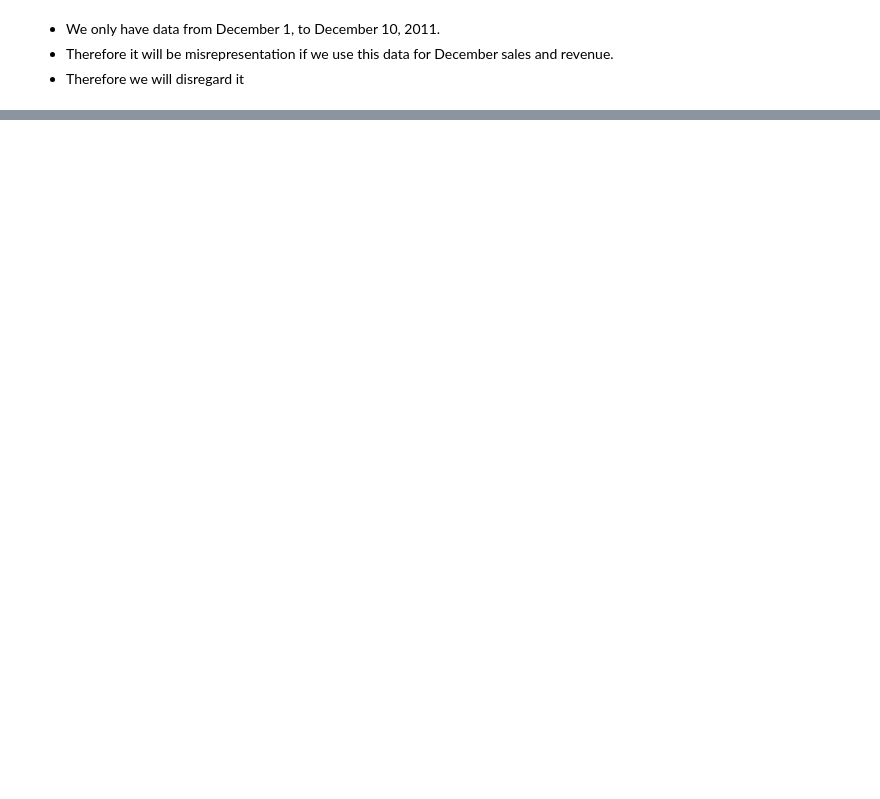
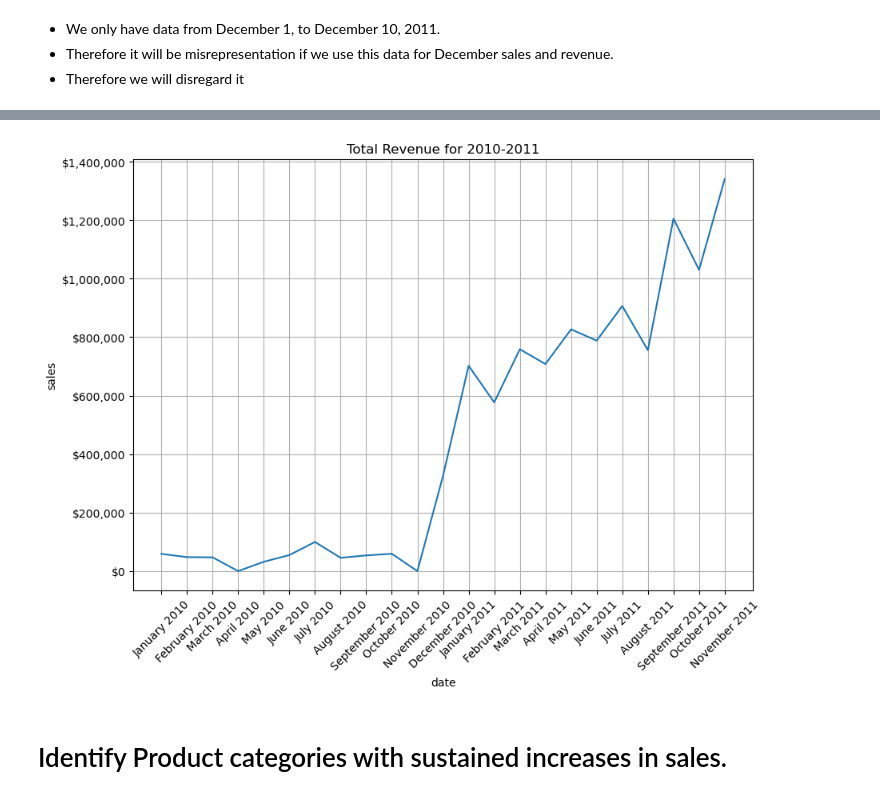
Before and after one commit to Salako07/Chatbot, a Jupyter notebook: Code.ipynb, the cells around one changed output, grey strips where cells are left out. Cells and saved outputs as stored; diff of their text form; code cells hidden in the pictures; blank space fills up the shorter version.

```diff
--- a/Code.ipynb
+++ b/Code.ipynb
@@ -178,5 +175,10 @@ plt.show()
 df['Sales'] = df['Quantity'] * df['UnitPrice']
 
 monthly_revenue = df.set_index('InvoiceDate')['Sales'].resample('M').sum()
-print(monthly_revenue)
+
+
+monthly_revenue_df = pd.DataFrame({'Month': monthly_revenue.index.strftime('%B %Y'),
+                                    'Revenue($)': monthly_revenue.values})
+
+print(monthly_revenue_df)
 # %% [output]
@@ -215,0 +202,23 @@ Freq: M, Name: InvoiceDate, dtype: int64
+# %%
+ax = pd.DataFrame(monthly_revenue.values).plot(
+    grid=True,
+    figsize=(10, 7),
+    legend =False
+)
+
+ax.set_xlabel('date')
+ax.set_ylabel('sales')
+ax.set_title('Total Revenue for 2010-2011')
+
+plt.gca().yaxis.set_major_formatter(tick.StrMethodFormatter('${x:,.0f}'))
+
+plt.xticks(
+    range(len(monthly_revenue_df.index)),
+    monthly_revenue_df['Month'],
+    rotation = 45
+)
+plt.show()
+# %% [output]
+[figure, added]
+# %% [markdown]
+# Identify Product categories with sustained increases in sales.
```
Also changed, not shown: parts of 49 cells of this notebook.
